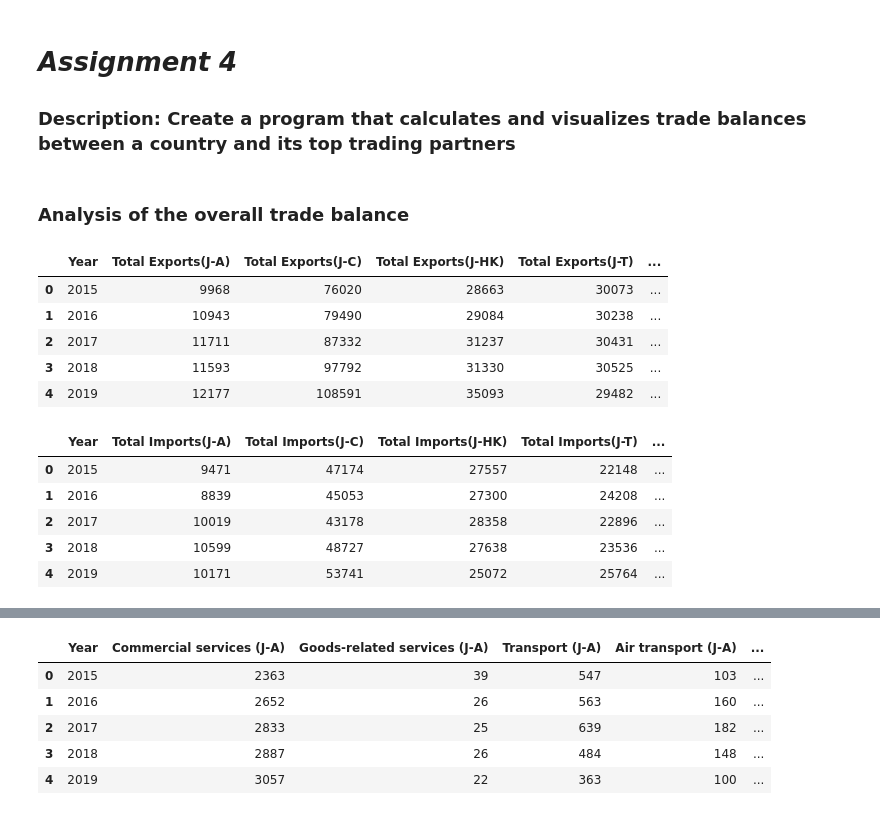
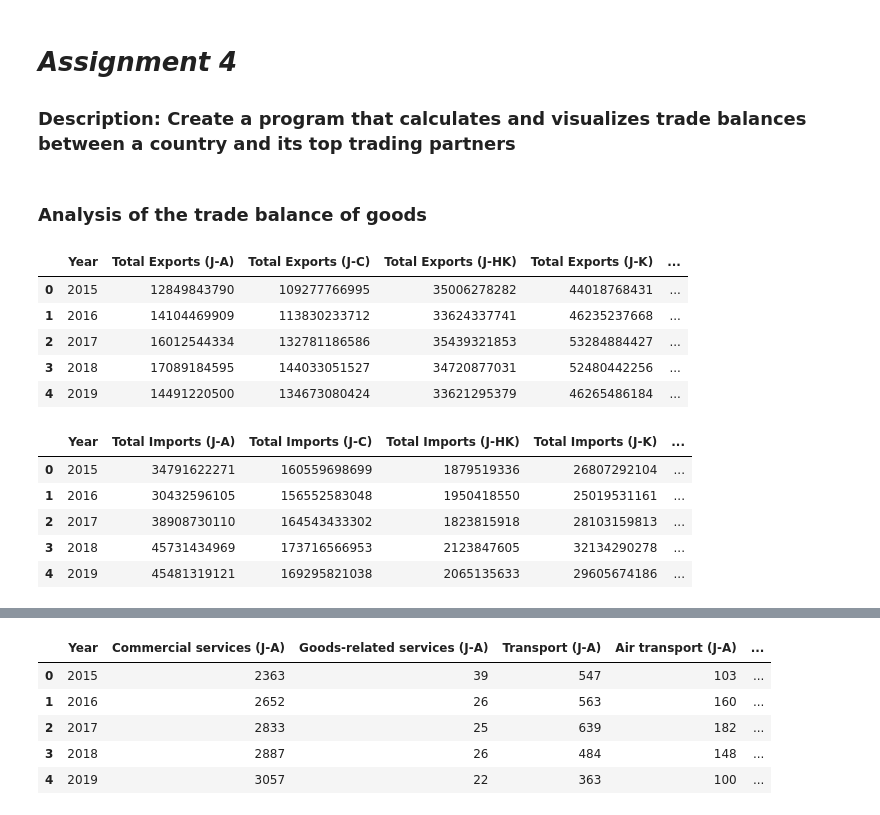
Before and after one commit to VeraCeccarelli/labpy, a Jupyter notebook: assignment.ipynb, the cells around one changed output, grey strips where cells are left out. Saved outputs shown, nothing was run; the diff lists cells and outputs as text; code cells hidden in the pictures.

```diff
--- a/assignment.ipynb
+++ b/assignment.ipynb
@@ -8,31 +8,30 @@ import matplotlib.pyplot as plt
 import pandas as pd
 import seaborn as sns
 # %% [markdown]
-### Analysis of the overall trade balance
+### Analysis of the trade balance of goods
 # %%
-# Import the datasets
-
+# Import the datasets: we selected the country Japan and its top trading partners in the years 2015-2019: Australia, China, Hong Kong, South Korea, and the USA
 # Dataset that contains total exports from Japan to the top 5 partners in the years 2015-2019
-totexp_partners = pd.read_csv('TotExpJPartner.csv', encoding="UTF-8", sep=';')
+totexp_partners = pd.read_csv('Exp_JpnTop5.csv', encoding="UTF-8", sep=';')
 totexp_partners
 # %% [output]
-|  | Year | Total Exports(J-A) | Total Exports(J-C) | Total Exports(J-HK) | Total Exports(J-T) | ... |
-| 0 | 2015 | 9968 | 76020 | 28663 | 30073 | ... |
-| 1 | 2016 | 10943 | 79490 | 29084 | 30238 | ... |
-| 2 | 2017 | 11711 | 87332 | 31237 | 30431 | ... |
-| 3 | 2018 | 11593 | 97792 | 31330 | 30525 | ... |
-| 4 | 2019 | 12177 | 108591 | 35093 | 29482 | ... |
+|  | Year | Total Exports (J-A) | Total Exports (J-C) | Total Exports (J-HK) | Total Exports (J-K) | ... |
+| 0 | 2015 | 12849843790 | 109277766995 | 35006278282 | 44018768431 | ... |
+| 1 | 2016 | 14104469909 | 113830233712 | 33624337741 | 46235237668 | ... |
+| 2 | 2017 | 16012544334 | 132781186586 | 35439321853 | 53284884427 | ... |
+| 3 | 2018 | 17089184595 | 144033051527 | 34720877031 | 52480442256 | ... |
+| 4 | 2019 | 14491220500 | 134673080424 | 33621295379 | 46265486184 | ... |
 # %%
 # Dataset that contains total imports from Japan to the top 5 partners in the years 2015-2019
-totimp_partners = pd.read_csv('TotImpJPartner.csv', encoding="UTF-8", sep=';')
+totimp_partners = pd.read_csv('Imp_JpnTop5.csv', encoding="UTF-8", sep=';')
 totimp_partners
 # %% [output]
-|  | Year | Total Imports(J-A) | Total Imports(J-C) | Total Imports(J-HK) | Total Imports(J-T) | ... |
-| 0 | 2015 | 9471 | 47174 | 27557 | 22148 | ... |
-| 1 | 2016 | 8839 | 45053 | 27300 | 24208 | ... |
-| 2 | 2017 | 10019 | 43178 | 28358 | 22896 | ... |
-| 3 | 2018 | 10599 | 48727 | 27638 | 23536 | ... |
-| 4 | 2019 | 10171 | 53741 | 25072 | 25764 | ... |
+|  | Year | Total Imports (J-A) | Total Imports (J-C) | Total Imports (J-HK) | Total Imports (J-K) | ... |
+| 0 | 2015 | 34791622271 | 160559698699 | 1879519336 | 26807292104 | ... |
+| 1 | 2016 | 30432596105 | 156552583048 | 1950418550 | 25019531161 | ... |
+| 2 | 2017 | 38908730110 | 164543433302 | 1823815918 | 28103159813 | ... |
+| 3 | 2018 | 45731434969 | 173716566953 | 2123847605 | 32134290278 | ... |
+| 4 | 2019 | 45481319121 | 169295821038 | 2065135633 | 29605674186 | ... |
 # %%
 # Merge the two datasets
 merged_partners = pd.merge(totexp_partners, totimp_partners, on='Year', how='inner')
```
Also changed, not shown: parts of 19 cells of this notebook, 7 other files.
